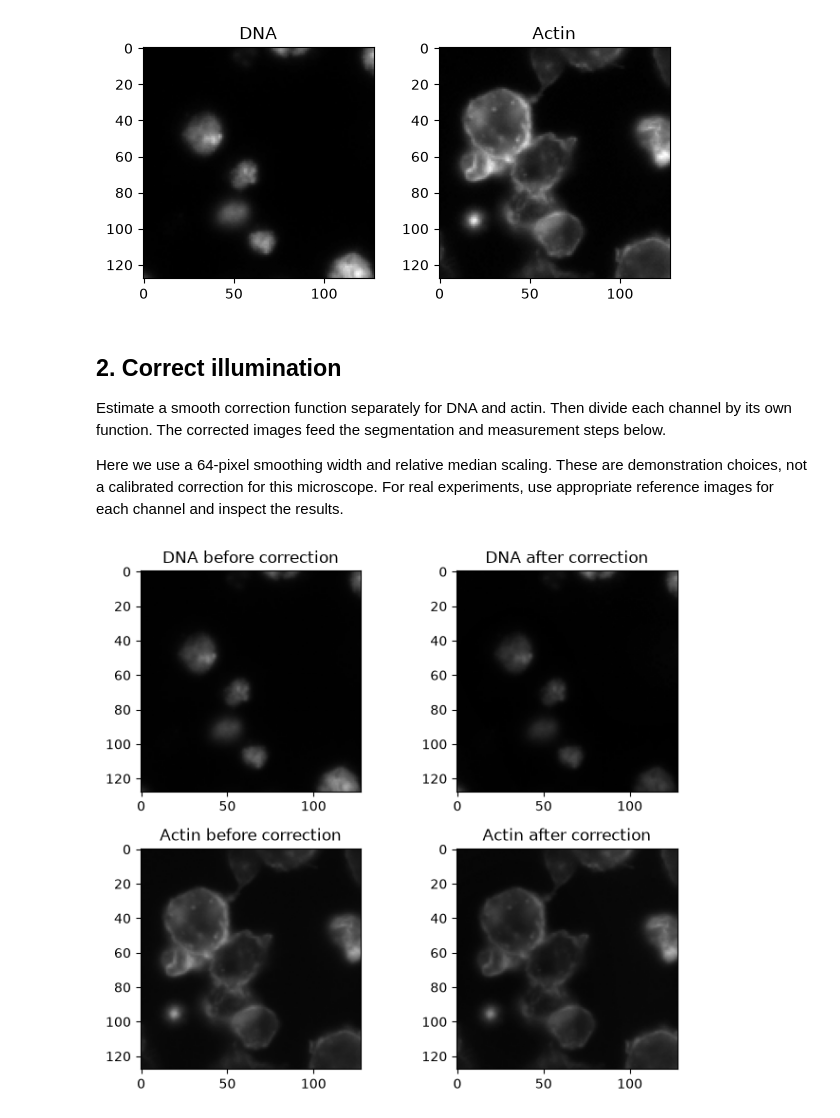
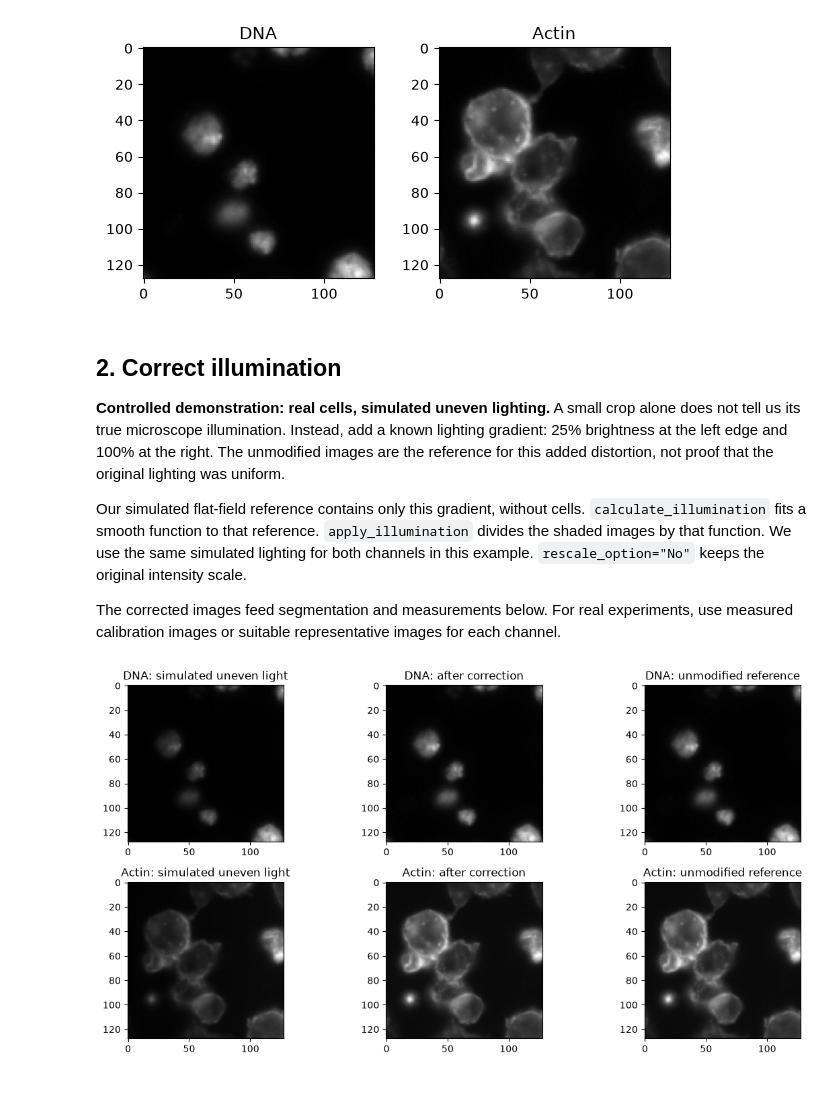
Before and after one commit to WayScience/cp-anywhere, a Jupyter notebook: docs/src/cell-profiling-anywhere.ipynb, the cells around one changed output. Drawn from its saved outputs; the diff is of its cells as text; code cells hidden in the pictures; blank space fills up the shorter version.

Commit message:
simulated illum correction

```diff
--- a/docs/src/cell-profiling-anywhere.ipynb
+++ b/docs/src/cell-profiling-anywhere.ipynb
@@ -55,11 +57,17 @@ plt.show()
 # %% [markdown]
 ## 2. Correct illumination
 
-Estimate a smooth correction function separately for DNA and actin.
-Then divide each channel by its own function.
-The corrected images feed the segmentation and measurement steps below.
+**Controlled demonstration: real cells, simulated uneven lighting.**
+A small crop alone does not tell us its true microscope illumination.
+Instead, add a known lighting gradient: 25% brightness at the left edge and 100% at the right.
+The unmodified images are the reference for this added distortion, not proof that the original lighting was uniform.
 
-Here we use a 64-pixel smoothing width and relative median scaling.
-These are demonstration choices, not a calibrated correction for this microscope.
-For real experiments, use appropriate reference images for each channel and inspect the results.
+Our simulated flat-field reference contains only this gradient, without cells.
+`calculate_illumination` fits a smooth function to that reference.
+`apply_illumination` divides the shaded images by that function.
+We use the same simulated lighting for both channels in this example.
+`rescale_option="No"` keeps the original intensity scale.
+
+The corrected images feed segmentation and measurements below.
+For real experiments, use measured calibration images or suitable representative images for each channel.
 # %%
@@ -81,16 +85,20 @@ actin_corrected = cp.apply_illumination(actin, actin_illumination)
 # %%
-# Each pair uses the same display range so brightness stays comparable.
-fig, axes = plt.subplots(2, 2, figsize=(7, 6))
-axes[0, 0].imshow(dna, cmap="gray", vmin=0, vmax=1)
-axes[0, 0].set_title("DNA before correction")
-axes[0, 1].imshow(dna_corrected, cmap="gray", vmin=0, vmax=1)
-axes[0, 1].set_title("DNA after correction")
-axes[1, 0].imshow(actin, cmap="gray", vmin=0, vmax=1)
-axes[1, 0].set_title("Actin before correction")
-axes[1, 1].imshow(actin_corrected, cmap="gray", vmin=0, vmax=1)
-axes[1, 1].set_title("Actin after correction")
+# All three images in each row use the reference image's display range.
+fig, axes = plt.subplots(2, 3, figsize=(12, 6))
+axes[0, 0].imshow(dna_shaded, cmap="gray", vmin=0, vmax=dna.max())
+axes[0, 0].set_title("DNA: simulated uneven light")
+axes[0, 1].imshow(dna_corrected, cmap="gray", vmin=0, vmax=dna.max())
+axes[0, 1].set_title("DNA: after correction")
+axes[0, 2].imshow(dna, cmap="gray", vmin=0, vmax=dna.max())
+axes[0, 2].set_title("DNA: unmodified reference")
+axes[1, 0].imshow(actin_shaded, cmap="gray", vmin=0, vmax=actin.max())
+axes[1, 0].set_title("Actin: simulated uneven light")
+axes[1, 1].imshow(actin_corrected, cmap="gray", vmin=0, vmax=actin.max())
+axes[1, 1].set_title("Actin: after correction")
+axes[1, 2].imshow(actin, cmap="gray", vmin=0, vmax=actin.max())
+axes[1, 2].set_title("Actin: unmodified reference")
 plt.tight_layout()
 plt.show()
 # %% [output]
-[figure, old version]
+[figure, new version]
 # %% [markdown]
```
Also changed, not shown: parts of 28 cells of this notebook.
